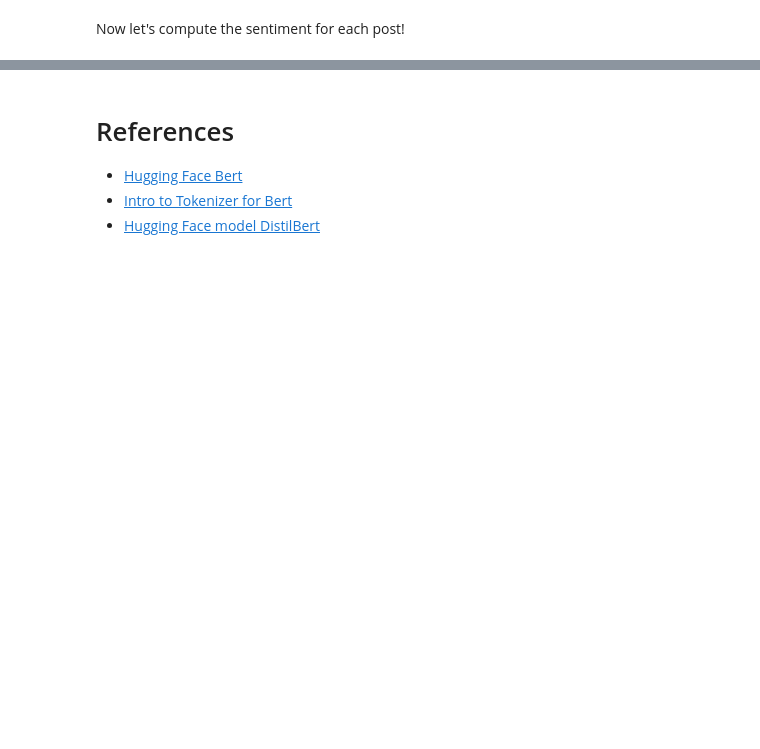
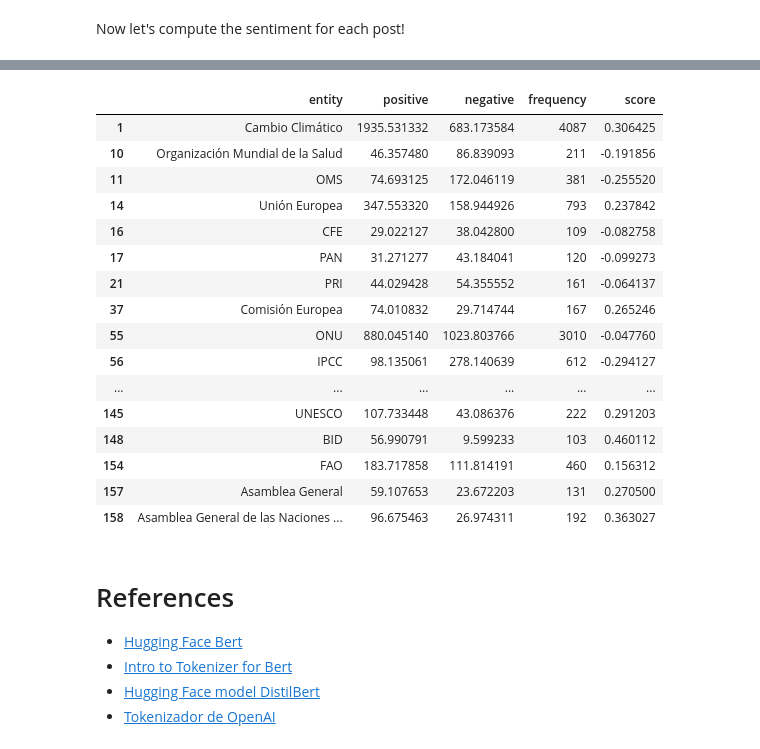
Before and after one commit to Eduardo-Moreno/nlp_nanook, a Jupyter notebook: src/notebooks/full_data_analysis/10-emo-bert-sentiment.ipynb, the cells around one changed output, grey strips where cells are left out. Drawn from its saved outputs; the diff is of its cells as text; code cells hidden in the pictures; blank space fills up the shorter version.

```diff
--- a/src/notebooks/full_data_analysis/10-emo-bert-sentiment.ipynb
+++ b/src/notebooks/full_data_analysis/10-emo-bert-sentiment.ipynb
@@ -258,0 +352,2 @@ list_msgs = selected_data['Message'].to_list()[:10]
+# %%
+list_msgs = sub_sample['Message_clean'].to_list()
@@ -266,0 +461,35 @@ for post_i in tqdm(list_msgs):
+# %%
+# initialize sentiment list
+avg_sentiment = []
+
+# loop through each organization
+for org in sentiment.keys():
+    # get number of positive and negative ratings
+    freq = len(sentiment[org]['Positive']) + len(sentiment[org]['Negative'])
+    # Ommit organizations without Positives and Negatives Scores
+    if freq == 0:
+        continue
+    for direction in ['Positive', 'Negative']:
+        # assign to variable for cleaner code
+        score = sentiment[org][direction]
+        # if there are no entries, set to 0
+        if len(score) == 0:
+            sentiment[org][direction] = 0.0
+        else:
+            # otherwise calculate total
+            sentiment[org][direction] = sum(score)
+    # now calculate total amount
+    total = sentiment[org]['Positive'] - sentiment[org]['Negative']
+    # and the average score
+    avg = total/freq
+    # add to sentiment list
+    avg_sentiment.append({
+        'entity': org,
+        'positive': sentiment[org]['Positive'],
+        'negative': sentiment[org]['Negative'],
+        'frequency': freq,
+        'score': avg
+    })
+# %%
+sentiment_df = pd.DataFrame(avg_sentiment)
+sentiment_df.head()
@@ -266,0 +505,3 @@ for post_i in tqdm(list_msgs):
+# %%
+sentiment_df = sentiment_df[sentiment_df['frequency'] > 100]
+sentiment_df
@@ -267,6 +522,27 @@ for post_i in tqdm(list_msgs):
+# %%
+sentiment_df.head(30)
+# %% [output]
+|  | entity | positive | negative | frequency | score |
+| 1 | Cambio Climático | 1935.531332 | 683.173584 | 4087 | 0.306425 |
+| 10 | Organización Mundial de la Salud | 46.357480 | 86.839093 | 211 | -0.191856 |
+| 11 | OMS | 74.693125 | 172.046119 | 381 | -0.255520 |
+| 14 | Unión Europea | 347.553320 | 158.944926 | 793 | 0.237842 |
+| 16 | CFE | 29.022127 | 38.042800 | 109 | -0.082758 |
+| 17 | PAN | 31.271277 | 43.184041 | 120 | -0.099273 |
+| 21 | PRI | 44.029428 | 54.355552 | 161 | -0.064137 |
+| 37 | Comisión Europea | 74.010832 | 29.714744 | 167 | 0.265246 |
+| 55 | ONU | 880.045140 | 1023.803766 | 3010 | -0.047760 |
+| 56 | IPCC | 98.135061 | 278.140639 | 612 | -0.294127 |
+| ... | ... | ... | ... | ... | ... |
+| 145 | UNESCO | 107.733448 | 43.086376 | 222 | 0.291203 |
+| 148 | BID | 56.990791 | 9.599233 | 103 | 0.460112 |
+| 154 | FAO | 183.717858 | 111.814191 | 460 | 0.156312 |
+| 157 | Asamblea General | 59.107653 | 23.672203 | 131 | 0.270500 |
+| 158 | Asamblea General de las Naciones ... | 96.675463 | 26.974311 | 192 | 0.363027 |
 # %% [markdown]
 # References
 
 - [Hugging Face Bert](https://huggingface.co/docs/transformers/model_doc/bert)
 - [Intro to Tokenizer for Bert](https://medium.com/@dhartidhami/understanding-bert-word-embeddings-7dc4d2ea54ca)
 - [Hugging Face model DistilBert](https://huggingface.co/lxyuan/distilbert-base-multilingual-cased-sentiments-student?)
+- [Tokenizador de OpenAI](https://platform.openai.com/tokenizer)
```
Also changed, not shown: parts of 36 cells of this notebook.
